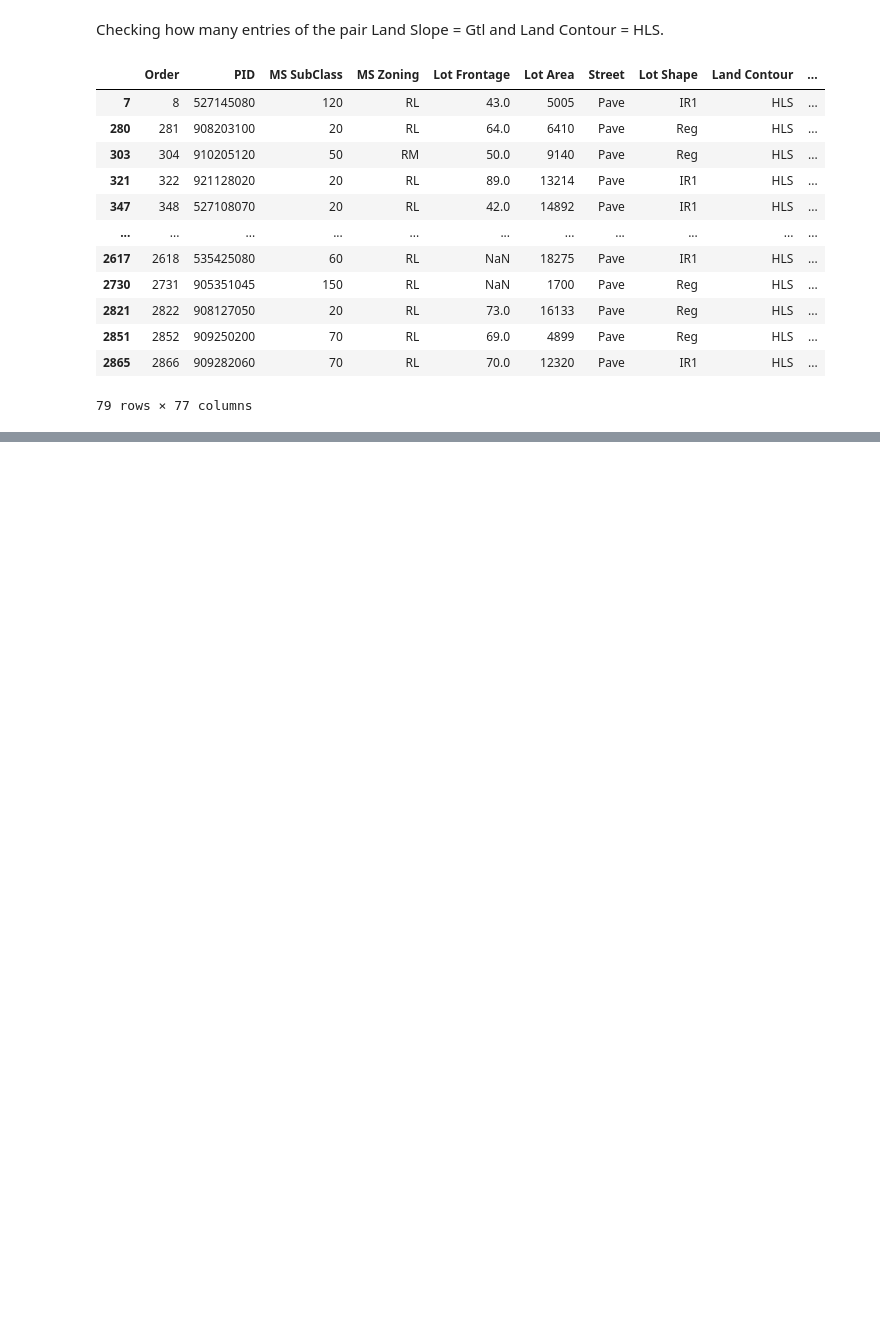
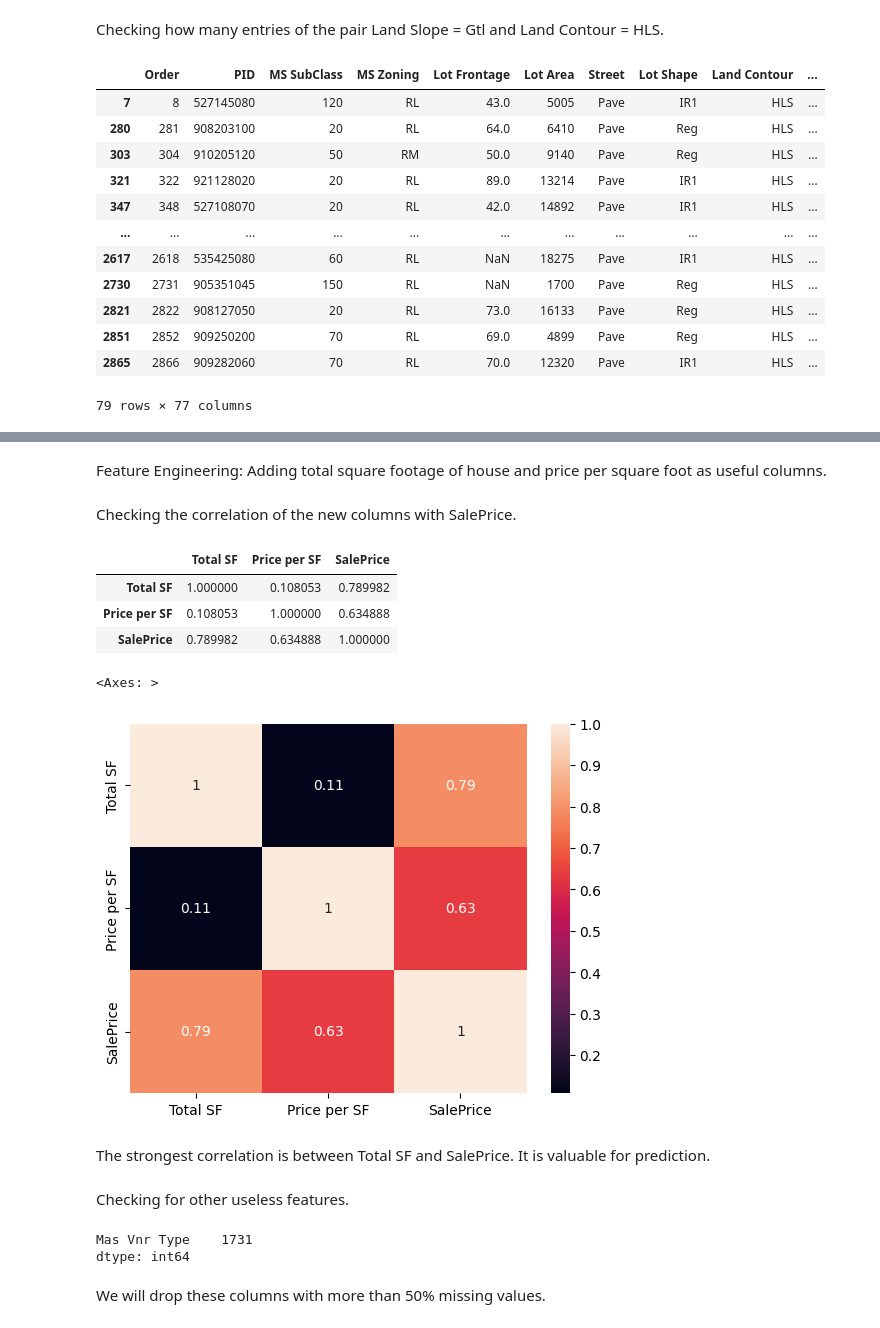
Before and after one commit to 03vladd/ML, a Jupyter notebook: Lab1.ipynb, the cells around one changed output, grey strips where cells are left out. Drawn from its saved outputs; the diff is of its cells as text; code cells hidden in the pictures; blank space fills up the shorter version.

Commit message:
Added some Feature Engineering, Visualizations and removed the last redundancies.

```diff
--- a/Lab1.ipynb
+++ b/Lab1.ipynb
@@ -217,0 +210,27 @@ df[(df['Land Slope'] == 'Gtl') & (df['Land Contour'] == 'HLS')]
+# %%
+df = df[~((df['Land Slope'] == 'Gtl') & (df['Land Contour'] == 'HLS'))]
+# %% [markdown]
+Feature Engineering: Adding total square footage of house and price per square foot as useful columns.
+# %%
+df['Total SF'] = df['Total Bsmt SF'] + df['1st Flr SF'] + df['2nd Flr SF']
+# %%
+df['Price per SF'] = df['SalePrice'] / df['Total SF']
+# %% [markdown]
+Checking the correlation of the new columns with SalePrice.
+# %%
+df[['Total SF', 'Price per SF', 'SalePrice']].corr()
+# %% [output]
+|  | Total SF | Price per SF | SalePrice |
+| Total SF | 1.000000 | 0.108053 | 0.789982 |
+| Price per SF | 0.108053 | 1.000000 | 0.634888 |
+| SalePrice | 0.789982 | 0.634888 | 1.000000 |
+# %%
+import seaborn as sns
+sns.heatmap(df[['Total SF', 'Price per SF', 'SalePrice']].corr(), annot=True)
+# %% [output]
+<Axes: >
+[figure, added]
+# %% [markdown]
+The strongest correlation is between Total SF and SalePrice. It is valuable for prediction.
+# %% [markdown]
+Checking for other useless features.
@@ -217,0 +240,7 @@ df[(df['Land Slope'] == 'Gtl') & (df['Land Contour'] == 'HLS')]
+# %%
+high_missing
+# %% [output]
+Mas Vnr Type    1731
+dtype: int64
+# %% [markdown]
+We will drop these columns with more than 50% missing values.
```
Also changed, not shown: parts of 7 cells of this notebook.
